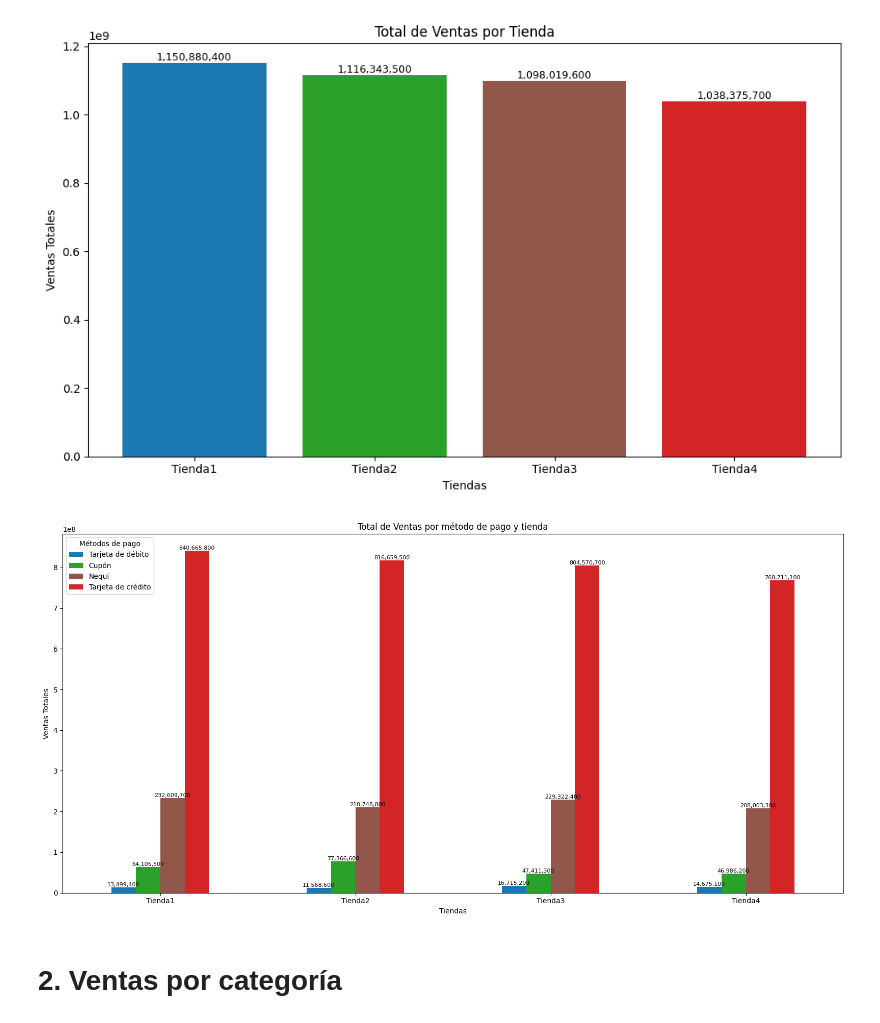
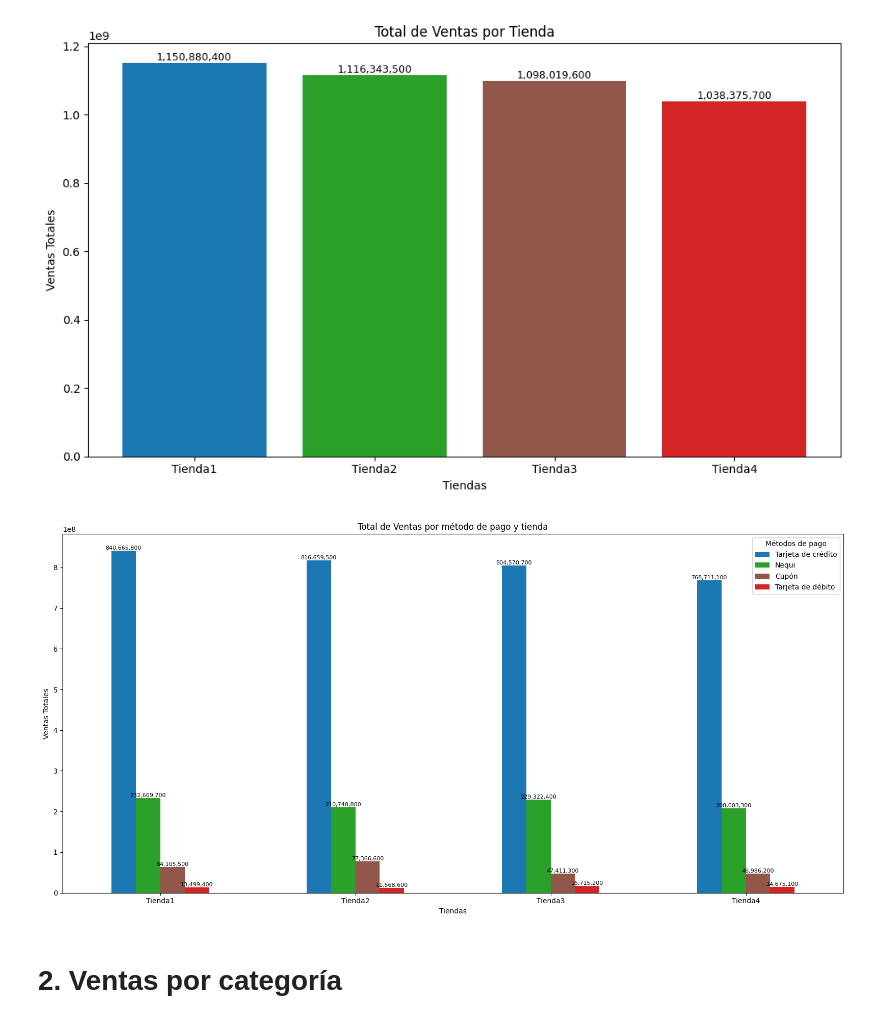
Before and after one commit to MyAppsTest/AnalisisTiendasDonJuan, a Jupyter notebook: AluraStoreLatam.ipynb, the cells around one changed output. Saved outputs shown, nothing was run; the diff lists cells and outputs as text; code cells hidden in the pictures.

```diff
--- a/AluraStoreLatam.ipynb
+++ b/AluraStoreLatam.ipynb
@@ -112,38 +112,38 @@ ventas_por_tienda.columns = ["tienda","metodo_pago", "Precio"]
 
 ventas_por_tienda=ventas_por_tienda.sort_values(by=['tienda','Precio'], ascending=[True,True])
 
-orden_metodos = ventas_por_tienda.groupby('metodo_pago')['Precio'].sum().sort_values(ascending=True).index.tolist()
+orden_metodos = ventas_por_tienda.groupby('metodo_pago')['Precio'].sum().sort_values(ascending=False).index.tolist()
 
 df_pivot = ventas_por_tienda.pivot(index='tienda', columns='metodo_pago', values='Precio')
 
 df_pivot = df_pivot[orden_metodos]
 
 ax=df_pivot.plot(kind='bar', figsize=(16, 8), legend=True, color=colores)
 
 for container in ax.containers:
     for bar in container:
         height = bar.get_height()
         if not pd.isna(height):
             ax.text(
                 bar.get_x() + bar.get_width() / 2,
                 height,
                 f"{height:,.0f}",
                 ha='center',
                 va='bottom',
                 rotation=0,
                 fontsize=8,
                 color='black'
             )
 
 plt.title("Total de Ventas por método de pago y tienda")
 plt.xlabel("Tiendas")
 plt.ylabel("Ventas Totales")
 plt.legend(title="Métodos de pago")
 plt.xticks(rotation=0)
 plt.tight_layout()
 plt.show()
 # %% [output]
-[figure, old version]
+[figure, new version]
 # %% [markdown]
 # 2. Ventas por categoría
 # %%
```
